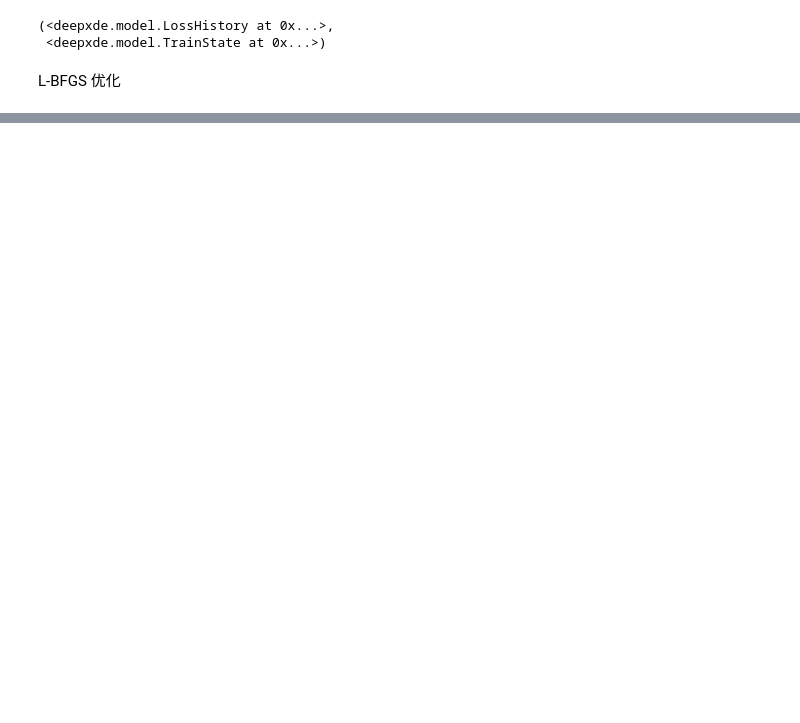
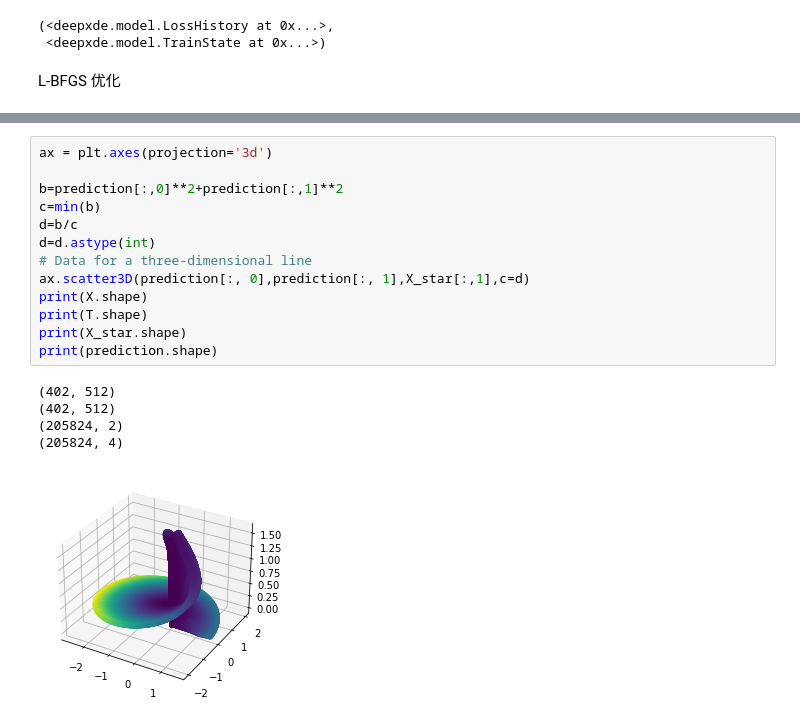
Before and after one commit to sk-yang666/PINN-on-NLS, a Jupyter notebook: 2.ipynb, the cells around one changed output, grey strips where cells are left out. Cells and saved outputs as stored; diff of their text form; blank space fills up the shorter version.

```diff
--- a/2.ipynb
+++ b/2.ipynb
@@ -287,3 +288,22 @@ plt.show()
 (512, 402)
 (512, 402)
 [figure]
+# %%
+ax = plt.axes(projection='3d')
+
+b=prediction[:,0]**2+prediction[:,1]**2
+c=min(b)
+d=b/c
+d=d.astype(int)
+# Data for a three-dimensional line
+ax.scatter3D(prediction[:, 0],prediction[:, 1],X_star[:,1],c=d)
+print(X.shape)
+print(T.shape)
+print(X_star.shape)
+print(prediction.shape)
+# %% [output]
+(402, 512)
+(402, 512)
+(205824, 2)
+(205824, 4)
+[figure, added]
```
Also changed, not shown: parts of 5 cells of this notebook.
